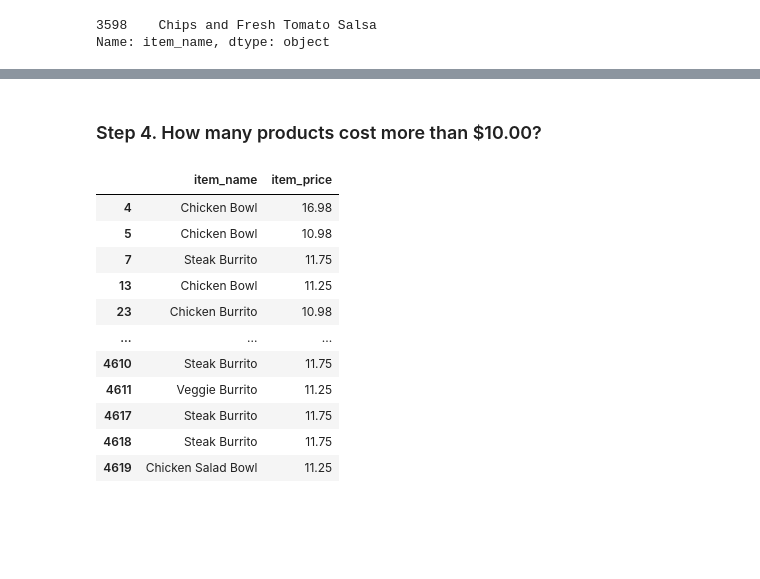
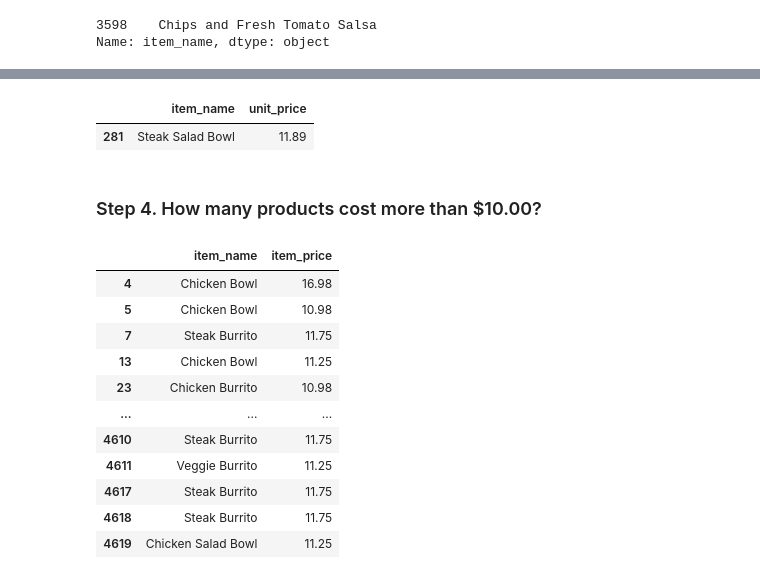
Before and after one commit to GeraFabiKu/2026-10-BILBAO-FT-Data-Science, a Jupyter notebook: 2-Data_Analysis/2-Pandas/Practica/1-Chipotle/Chipotle - Fabiano.ipynb, the cells around one changed output, grey strips where cells are left out. Drawn from its saved outputs; the diff is of its cells as text; code cells hidden in the pictures; blank space fills up the shorter version.

```diff
--- a/2-Data_Analysis/2-Pandas/Practica/1-Chipotle/Chipotle - Fabiano.ipynb
+++ b/2-Data_Analysis/2-Pandas/Practica/1-Chipotle/Chipotle - Fabiano.ipynb
@@ -38,3 +84,10 @@ Name: item_name, dtype: object
+# %%
+
+
+chipo.nlargest(1, "unit_price")[["item_name", "unit_price"]]
+# %% [output]
+|  | item_name | unit_price |
+| 281 | Steak Salad Bowl | 11.89 |
 # %% [markdown]
 ### Step 4. How many products cost more than $10.00?
 # %%
```
Also changed, not shown: parts of 11 cells of this notebook, 4 other files.
